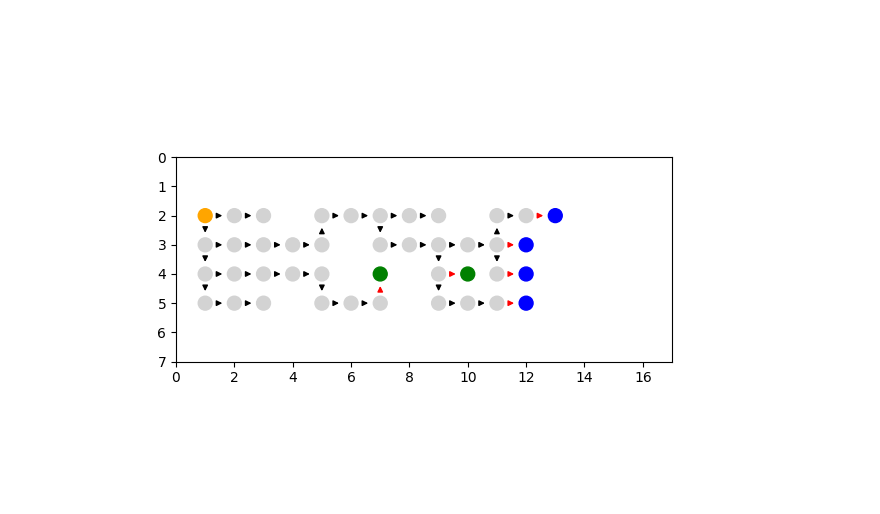
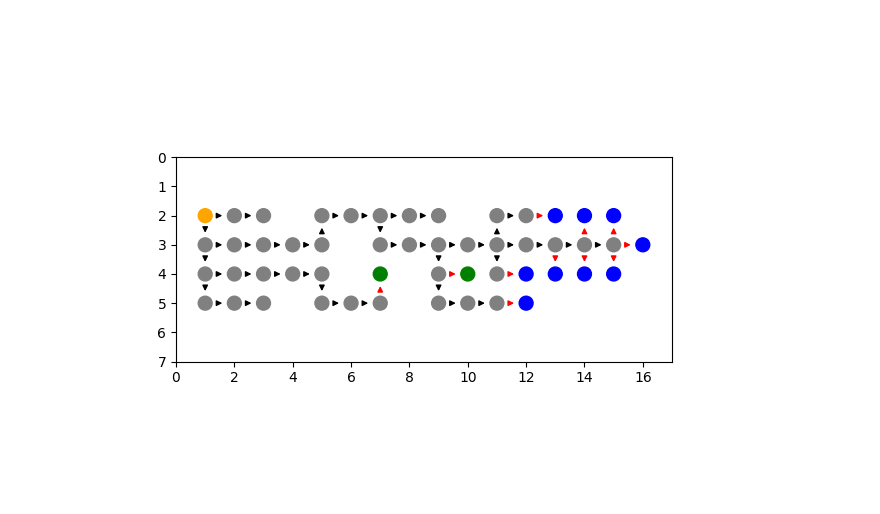
Before and after one commit to ThatDevShparki/codin-game-challenges, a Jupyter notebook: challenges/2024_winter/notebook.ipynb, the cells around one changed output. Cells and saved outputs as stored; diff of their text form; code cells hidden in the pictures.

```diff
--- a/challenges/2024_winter/notebook.ipynb
+++ b/challenges/2024_winter/notebook.ipynb
@@ -2,7 +2,10 @@
 %matplotlib widget
 
 from collections import deque
+from typing import Any
 
+import matplotlib.pyplot as plt
+import networkx as nx
 from solution import DIRECTION_VECTORS
 from solution import Contestant
 from solution import ContestantState
@@ -97,6 +100,10 @@ def read_game_state_from_file(path: str) -> tuple[int, int, GameState]:
         )
 
 
+def debug(*args: Any, **kwargs: Any) -> None:
+    print(*args, **kwargs)
+
+
 width, height, game_state = read_game_state_from_file("./inputs/wood_3.txt")
 entities, player, opponent = game_state.entities, game_state.player, game_state.opponent
 # %%
@@ -107,11 +114,11 @@ nodes: dict[Coord, Node] = {
 }
 features: dict[Coord, Node] = {}
 unvisited_coords: deque[Coord] = deque([player.root.coord])
-visited_coords: set[Coord] = set()
+visited_feature_coords: set[Coord] = set()
 
 while unvisited_coords:
     coord = unvisited_coords.popleft()
-    if coord in visited_coords:
+    if coord in visited_feature_coords:
         continue
 
     x, y = coord
@@ -141,7 +148,7 @@ while unvisited_coords:
         if c_coord not in nodes and not skip_children_and_features:
             c_node = Node(x=c_x, y=c_y, entity=c_entity, parent=node)
             nodes[c_coord] = c_node
-            unvisited_coords.append(c_coord)
+            unvisited_coords.appendleft(c_coord)
 
             if True and any(
                 [
@@ -169,12 +176,13 @@ while unvisited_coords:
                 ]
             ):
                 node.features[direction] = c_node
-                features[coord] = c_node
+                features[c_coord] = c_node
 
-    visited_coords.add(coord)
+    visited_feature_coords.add(coord)
 
-print("Features:")
+debug("Features:")
 for coord, node in features.items():
-    print(f"{coord}: {node} ({node.entity.kind if node.entity else ''})")
+    debug(f"{coord}: {node} ({node.entity.kind if node.entity else ''})")
+debug()
 # %% [output]
 Features:
@@ -187,7 +200,4 @@ Features:
 # %%
-import matplotlib.pyplot as plt
-import networkx as nx
-
 G = nx.DiGraph()
 
 for node in nodes.values():
@@ -205,8 +215,10 @@ for node in G.nodes:
         node_colormap.append("blue")
     elif node.entity and node.entity.kind in EntityKind.PROTEINS:
         node_colormap.append("green")
+    elif node.tentative:
+        node_colormap.append("lightgray")
     else:
-        node_colormap.append("lightgray")
+        node_colormap.append("gray")
 
 edge_colormap = []
 for edge in G.edges:
@@ -216,31 +228,31 @@ for edge in G.edges:
         edge_colormap.append("red")
 
 pos = {node: node.coord for node in nodes.values()}
 
 
 # add axis
 fig, ax = plt.subplots()
 nx.draw_networkx_nodes(
     G,
     pos=pos,
     node_size=100,
     ax=ax,
     node_color=node_colormap,  # type: ignore
 )
 nx.draw_networkx_edges(
     G,
     pos,
     ax=ax,
     width=1,
     arrowstyle="-|>",
     arrowsize=8,
     edge_color=edge_colormap,  # type: ignore
 )
 plt.axis("on")
 ax.set_xlim(0, width - 1)
 ax.set_ylim(height - 1, 0)
 ax.set_aspect("equal")
 ax.tick_params(left=True, bottom=True, labelleft=True, labelbottom=True)
 plt.show()
 # %% [output]
-[figure, old version]
+[figure, new version]
```
Also changed, not shown: parts of 3 cells of this notebook, 1 other file.
